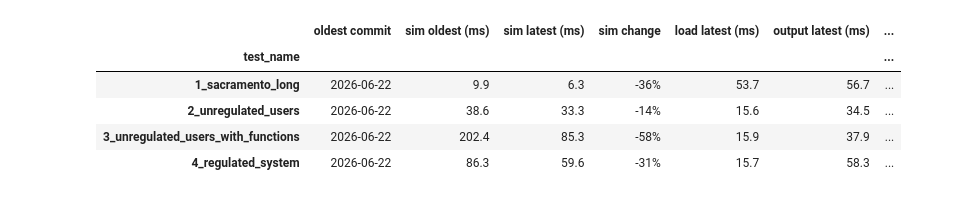
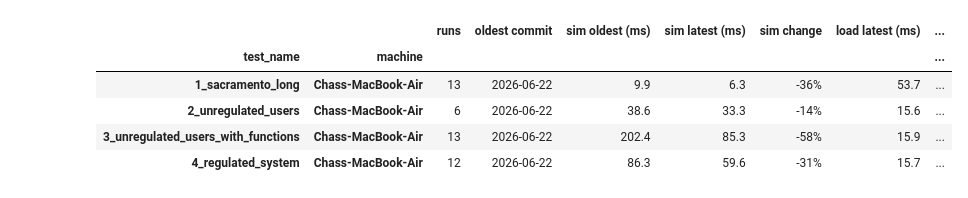
Before and after one commit to chasegan/Kalix, a Jupyter notebook: regression_tests/speed/speed_results_analysis.ipynb, the cells around one changed output. Cells and saved outputs as stored; diff of their text form; code cells hidden in the pictures.

```diff
--- a/regression_tests/speed/speed_results_analysis.ipynb
+++ b/regression_tests/speed/speed_results_analysis.ipynb
@@ -253,22 +275,25 @@ The table view (also the accessibility fallback for the charts above).
 # %%
 def first_last(group):
     group = group.sort_values(["commit_date", "test_date"])
     first, last = group.iloc[0], group.iloc[-1]
     return pd.Series({
+        "runs": len(group),
         "oldest commit": str(first.commit_date.date()),
         "sim oldest (ms)": first.sim_min_ms,
         "sim latest (ms)": last.sim_min_ms,
         "sim change": f"{(last.sim_min_ms / first.sim_min_ms - 1) * 100:+.0f}%",
         "load latest (ms)": last.load_min_ms,
         "output latest (ms)": last.output_min_ms,
         "latest commit": last.commit_sha,
     })
 
-df[df.hostname == HOST].groupby("test_name").apply(first_last, include_groups=False)
+(df.assign(machine=df.hostname.map(short_host))
+   .groupby(["test_name", "machine"])
+   .apply(first_last, include_groups=False))
 # %% [output]
-|  | oldest commit | sim oldest (ms) | sim latest (ms) | sim change | load latest (ms) | output latest (ms) | ... |
-| test_name |  |  |  |  |  |  | ... |
-| 1_sacramento_long | 2026-06-22 | 9.9 | 6.3 | -36% | 53.7 | 56.7 | ... |
-| 2_unregulated_users | 2026-06-22 | 38.6 | 33.3 | -14% | 15.6 | 34.5 | ... |
-| 3_unregulated_users_with_functions | 2026-06-22 | 202.4 | 85.3 | -58% | 15.9 | 37.9 | ... |
-| 4_regulated_system | 2026-06-22 | 86.3 | 59.6 | -31% | 15.7 | 58.3 | ... |
+|  |  | runs | oldest commit | sim oldest (ms) | sim latest (ms) | sim change | load latest (ms) | ... |
+| test_name | machine |  |  |  |  |  |  | ... |
+| 1_sacramento_long | Chass-MacBook-Air | 13 | 2026-06-22 | 9.9 | 6.3 | -36% | 53.7 | ... |
+| 2_unregulated_users | Chass-MacBook-Air | 6 | 2026-06-22 | 38.6 | 33.3 | -14% | 15.6 | ... |
+| 3_unregulated_users_with_functions | Chass-MacBook-Air | 13 | 2026-06-22 | 202.4 | 85.3 | -58% | 15.9 | ... |
+| 4_regulated_system | Chass-MacBook-Air | 12 | 2026-06-22 | 86.3 | 59.6 | -31% | 15.7 | ... |
```
Also changed, not shown: parts of 13 cells of this notebook, 1 other file.
